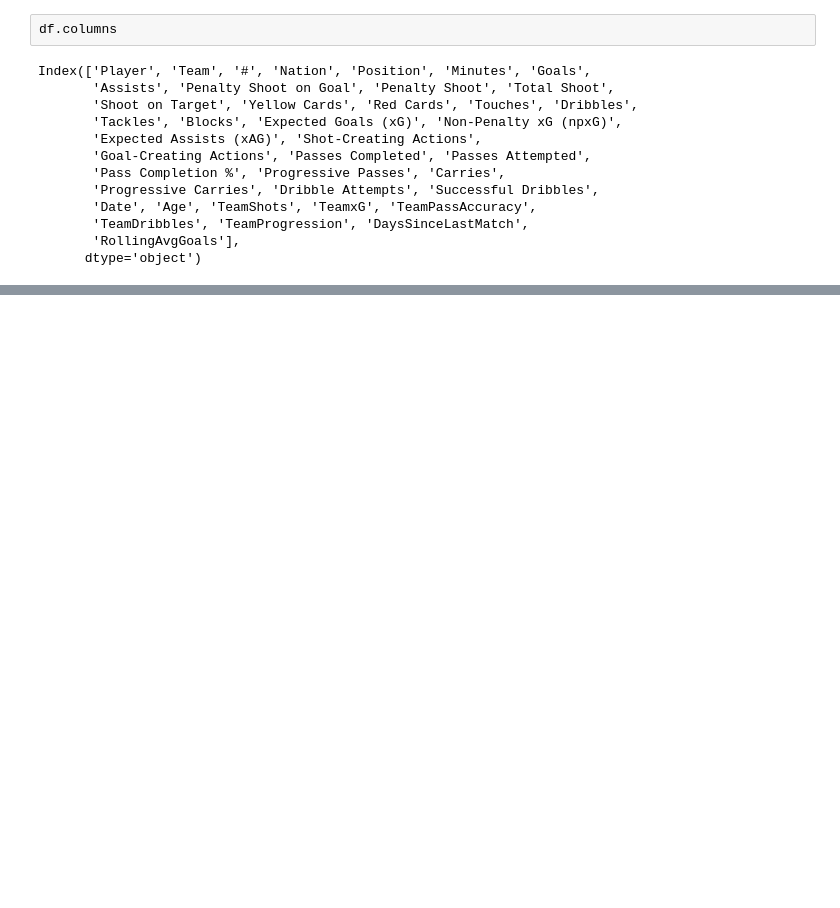
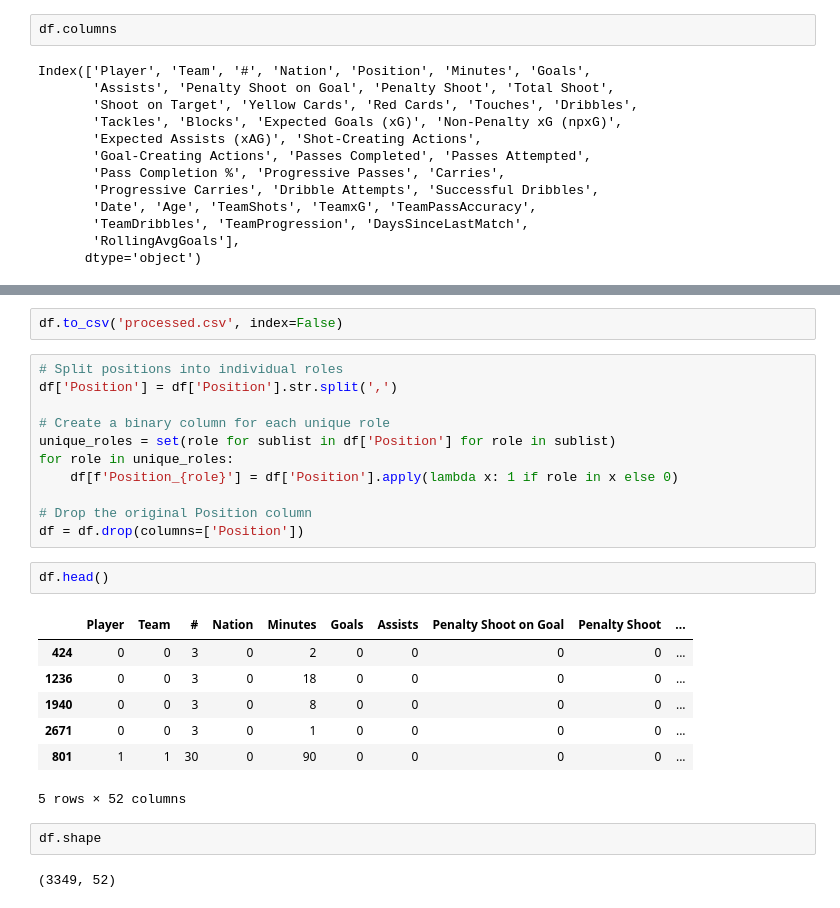
Before and after one commit to ericmckevitt/Premier-League-Goal-Prediction, a Jupyter notebook: eda.ipynb, the cells around one changed output, grey strips where cells are left out. Cells and saved outputs as stored; diff of their text form; blank space fills up the shorter version.

```diff
--- a/eda.ipynb
+++ b/eda.ipynb
@@ -516,0 +526,27 @@ Name: Team, dtype: object
+# %%
+df.to_csv('processed.csv', index=False)
+# %%
+# Split positions into individual roles
+df['Position'] = df['Position'].str.split(',')
+
+# Create a binary column for each unique role
+unique_roles = set(role for sublist in df['Position'] for role in sublist)
+for role in unique_roles:
+    df[f'Position_{role}'] = df['Position'].apply(lambda x: 1 if role in x else 0)
+
+# Drop the original Position column
+df = df.drop(columns=['Position'])
+# %%
+df.head()
+# %% [output]
+|  | Player | Team | # | Nation | Minutes | Goals | Assists | Penalty Shoot on Goal | Penalty Shoot | ... |
+| 424 | 0 | 0 | 3 | 0 | 2 | 0 | 0 | 0 | 0 | ... |
+| 1236 | 0 | 0 | 3 | 0 | 18 | 0 | 0 | 0 | 0 | ... |
+| 1940 | 0 | 0 | 3 | 0 | 8 | 0 | 0 | 0 | 0 | ... |
+| 2671 | 0 | 0 | 3 | 0 | 1 | 0 | 0 | 0 | 0 | ... |
+| 801 | 1 | 1 | 30 | 0 | 90 | 0 | 0 | 0 | 0 | ... |
+5 rows × 52 columns
+# %%
+df.shape
+# %% [output]
+(3349, 52)
```
Also changed, not shown: parts of 13 cells of this notebook, 4 other files.
